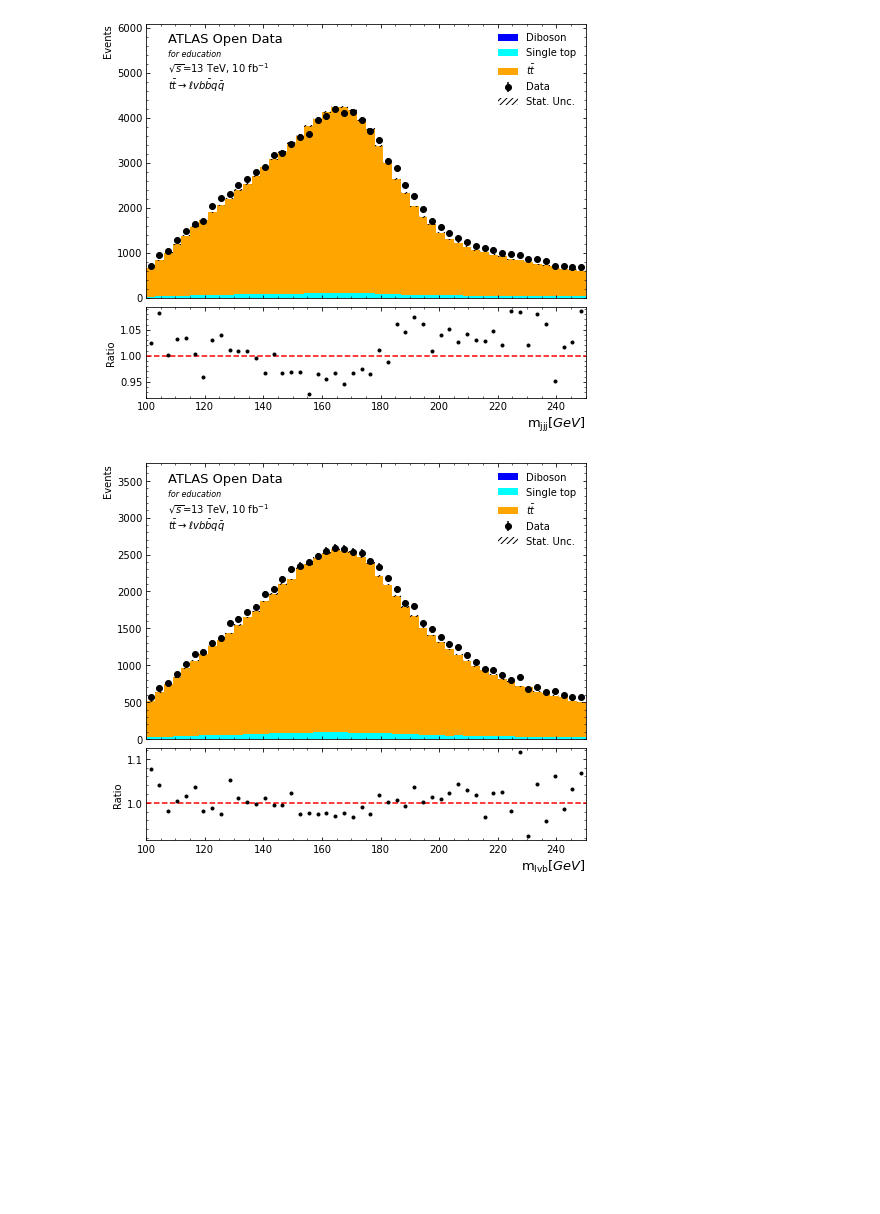
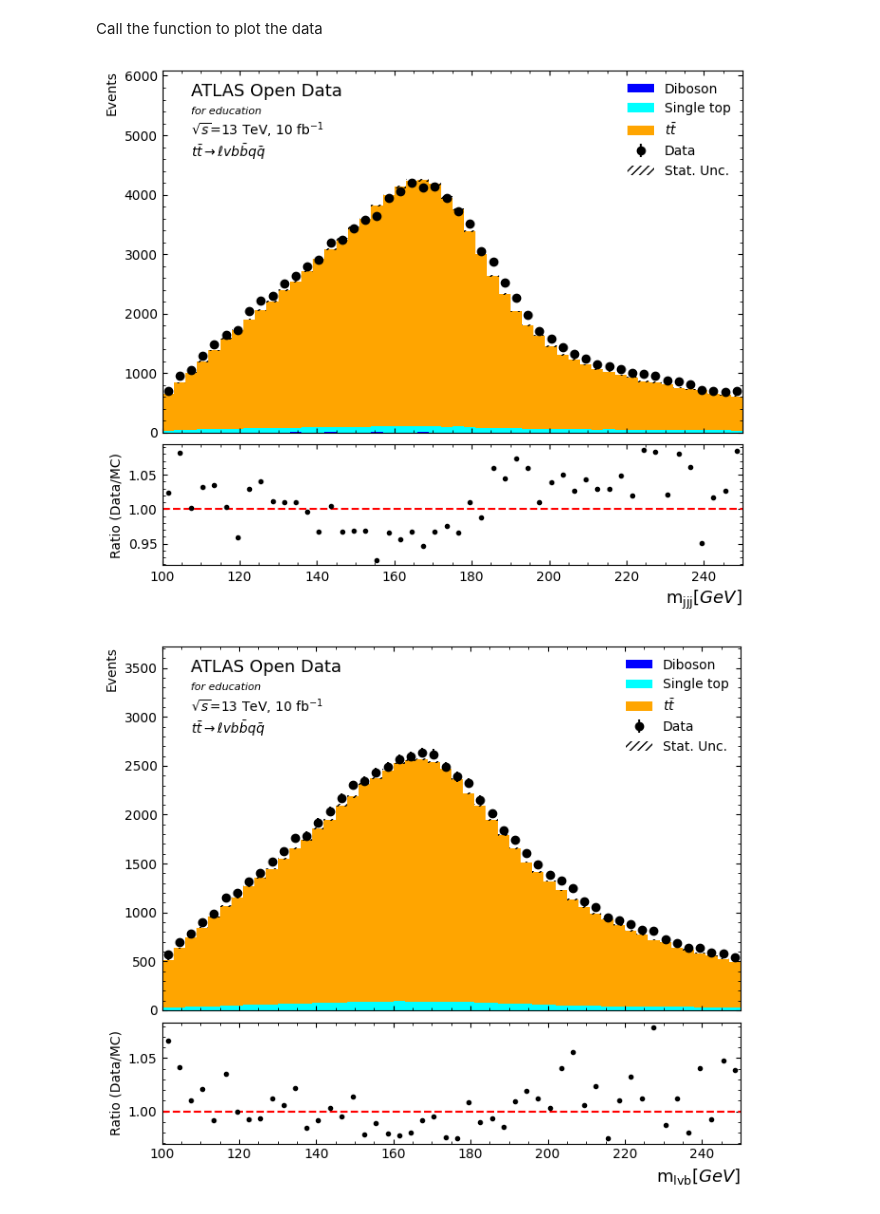
Before and after one commit to IoPapadopoulos/ttbar_analysis, a Jupyter notebook: ttbar_analysis.ipynb, the cells around one changed output. Drawn from its saved outputs; the diff is of its cells as text; code cells hidden in the pictures; blank space fills up the shorter version.

```diff
--- a/ttbar_analysis.ipynb
+++ b/ttbar_analysis.ipynb
@@ -60,0 +270,6 @@ samples = {
+# %%
+def cut_met_et(met_et):
+    # Return True if missing ET is above 30 GeV and save a list of the missing ET in GeV
+    Met_pt = met_et * MeV2GeV
+    Cut = met_et * MeV2GeV >= 30
+    return [Cut,Met_pt]
@@ -527,16 +703,16 @@ pt_Di = ak.flatten(pt_Di)
 # %%
-# Combine mtop2 and mtop3 lists
-mtop2 = ak.flatten([mtop2_list, mtop3_list])
-weights_data = ak.Array([1/2] * len(mtop2))
+# Combine mtop2 and mtop3 lists main_analysis_df
+mtop2 = ak.flatten([main_analysis_df["mtop2"], main_analysis_df["mtop3"]])
+weights_data = ak.Array([1/2] * 2 * len(main_analysis_df))
 
 # Combine MC-related lists
-mtop2_MC = ak.flatten([mtop2_list_MC, mtop3_list_MC])
-weights_MC = ak.flatten([Weight_MC, Weight_MC]) / 2
+mtop2_MC = ak.flatten([mc_data_df["mtop2"], mc_data_df["mtop3"]])
+weights_MC = ak.flatten([mc_data_df["Weight"], mc_data_df["Weight"]]) / 2
 
 # Combine Single top-related lists
-mtop2_ST = ak.flatten([mtop2_list_ST, mtop3_list_ST])
-weights_ST = ak.flatten([Weight_ST, Weight_ST]) / 2
+mtop2_ST = ak.flatten([single_top_data_df["mtop2"], single_top_data_df["mtop3"]])
+weights_ST = ak.flatten([single_top_data_df["Weight"], single_top_data_df["Weight"]]) / 2
 
 # Combine Diboson-related lists
-mtop2_Di = ak.flatten([mtop2_list_Di, mtop3_list_Di])
-weights_Di = ak.flatten([Weight_Di, Weight_Di]) / 2
+mtop2_Di = ak.flatten([dilepton_data_df["mtop2"], dilepton_data_df["mtop3"]])
+weights_Di = ak.flatten([dilepton_data_df["Weight"], dilepton_data_df["Weight"]]) / 2
@@ -635,7 +815,7 @@ def plot_data(data, data_MC, MC_Weight, data_Di, Di_Weight, data_ST, ST_Weight,
     residual_axes.errorbar(bin_centres, ratio, fmt='k.')
     residual_axes.axhline(1, color='r', linestyle='--')
     residual_axes.set_xlabel(x_axis_label, fontsize=13, x=1, horizontalalignment='right')
-    residual_axes.set_ylabel('Ratio')
+    residual_axes.set_ylabel('Ratio (Data/MC)')
     residual_axes.xaxis.set_minor_locator(AutoMinorLocator())
     residual_axes.yaxis.set_minor_locator(AutoMinorLocator())
     residual_axes.tick_params(which='both', direction='in', top=True, right=True)
@@ -645,30 +825,32 @@ def plot_data(data, data_MC, MC_Weight, data_Di, Di_Weight, data_ST, ST_Weight,
     fig.subplots_adjust(hspace=0.05)
 
     plt.show()
+# %% [markdown]
+Call the function to plot the data
 # %%
 # Plot the trijet mass distribution (m_jjj)
-plot_data(mtop_list,        # Main data: list of trijet masses
-          mtop_list_MC,     # Monte Carlo data for ttbar
-          Weight_MC,        # Weights for Monte Carlo data
-          mtop_list_Di,     # Diboson background data
-          Weight_Di,        # Weights for Diboson data
-          mtop_list_ST,     # Single Top background data
-          Weight_ST,        # Weights for Single Top data
+plot_data(ak.Array(main_analysis_df['mtop']),        # Main data: list of trijet masses
+          ak.Array(mc_data_df['mtop']),     # Monte Carlo data for ttbar
+          ak.Array(mc_data_df['Weight']),        # Weights for Monte Carlo data
+          ak.Array(dilepton_data_df['mtop']),     # Diboson background data
+          ak.Array(dilepton_data_df['Weight']),        # Weights for Diboson data
+          ak.Array(single_top_data_df['mtop']),     # Single Top background data
+          ak.Array(single_top_data_df['Weight']),        # Weights for Single Top data
           r"$\mathrm{m_{jjj}} [GeV]$",  # x-axis label: trijet mass in GeV
           False,            # Don't use weights for the main data
           [])               # Empty list for data weights (not used)
 
 # Plot the lepton-neutrino-b-jet mass distribution (m_lvb)
 plot_data(mtop2,            # Main data: list of lepton-neutrino-b-jet masses
           mtop2_MC,         # Monte Carlo data for ttbar
           weights_MC,       # Weights for Monte Carlo data
           mtop2_Di,         # Diboson background data
           weights_Di,       # Weights for Diboson data
           mtop2_ST,         # Single Top background data
           weights_ST,       # Weights for Single Top data
           r"$\mathrm{m_{lvb}} [GeV]$",  # x-axis label: lepton-neutrino-b-jet mass in GeV
           True,             # Use weights for the main data
           weights_data)     # Weights for the main data
 # %% [output]
-[figure, old version]
+[figure, new version]
-[figure, old version]
+[figure, new version]
```
Also changed, not shown: parts of 36 cells of this notebook.
